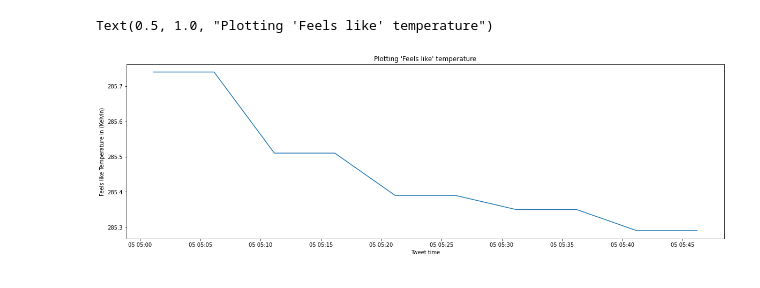
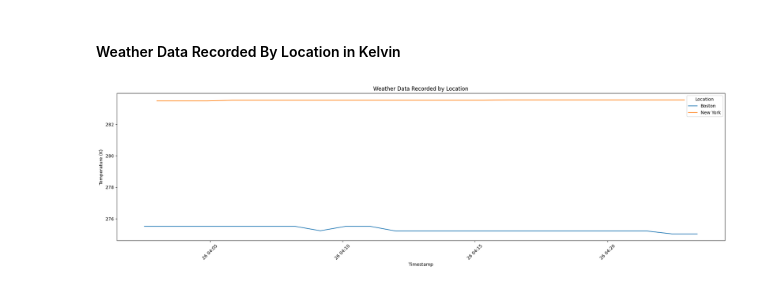
Before and after one commit to kaito274/Data-Pipeline-with-Docker, a Jupyter notebook: data-vis/python/blog-visuals.ipynb, the cells around one changed output. Cells and saved outputs as stored; diff of their text form; code cells hidden in the pictures.

Commit message:
Update visualization

```diff
--- a/data-vis/python/blog-visuals.ipynb
+++ b/data-vis/python/blog-visuals.ipynb
@@ -107,9 +54,21 @@ plt.plot(trend['Tweet timestamp'], trend['adjusted'])
-# %%
-plt.figure(figsize=(20,6))
-plt.plot(ww['forecast_timestamp'], ww['feels_like'])
-plt.xlabel("Tweet time")
-plt.ylabel("Feels like Temperature in (Kelvin)")
-plt.title("Plotting 'Feels like' temperature")
-# %% [output]
-Text(0.5, 1.0, "Plotting 'Feels like' temperature")
-[figure, removed]
+# %% [markdown]
+#### Weather Data Recorded By Location in Kelvin
+# %%
+import matplotlib.pyplot as plt
+
+plt.figure(figsize=(20,6))
+
+# Group the data by 'location' and plot the temperature for each location
+for location, group in weather.groupby('location'):
+    plt.plot(group['forecast_timestamp'], group['temp'], label=location)
+
+plt.xlabel("Timestamp")
+plt.ylabel("Temperature (K)")
+plt.title("Weather Data Recorded by Location")
+plt.legend(title='Location')
+
+plt.xticks(rotation=45)
+plt.tight_layout()
+plt.show()
+# %% [output]
+[figure, added]
```
Also changed, not shown: parts of 24 cells of this notebook, 10 other files.
